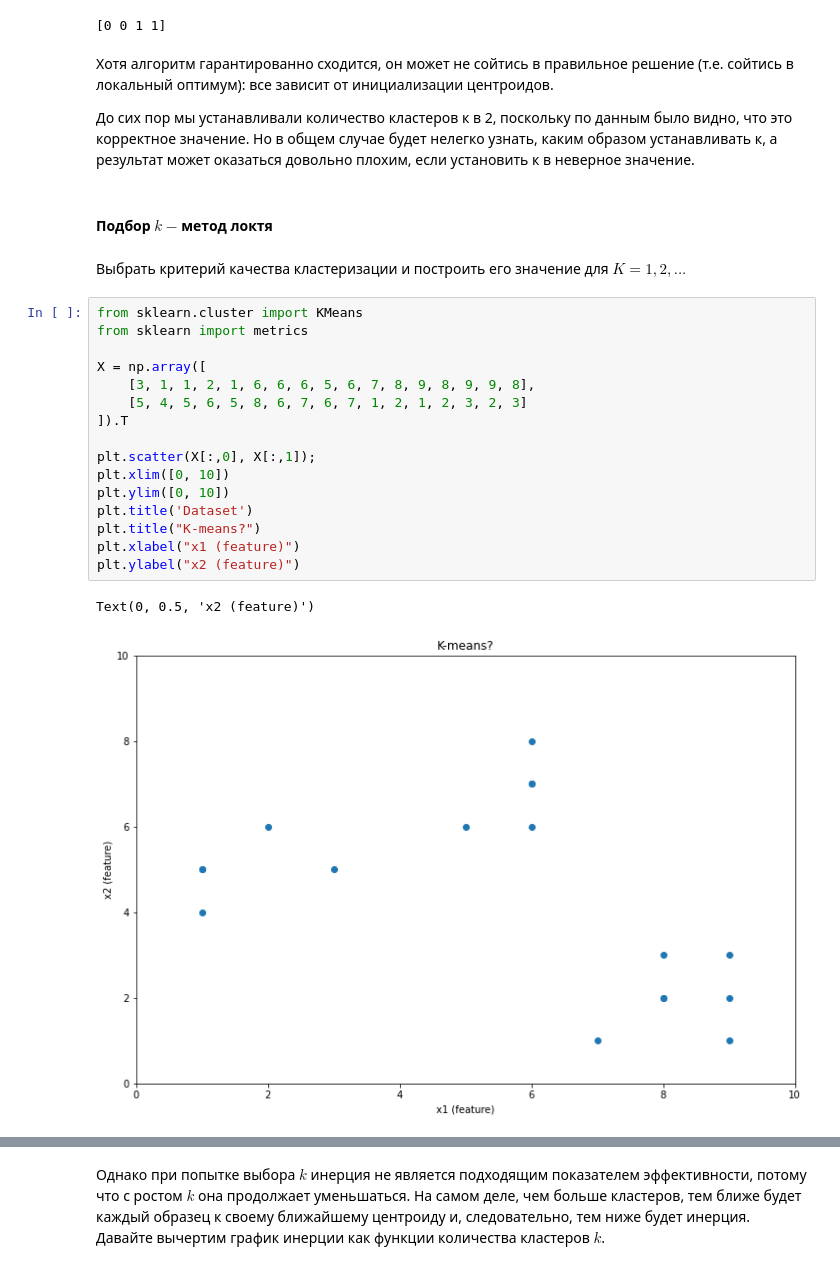
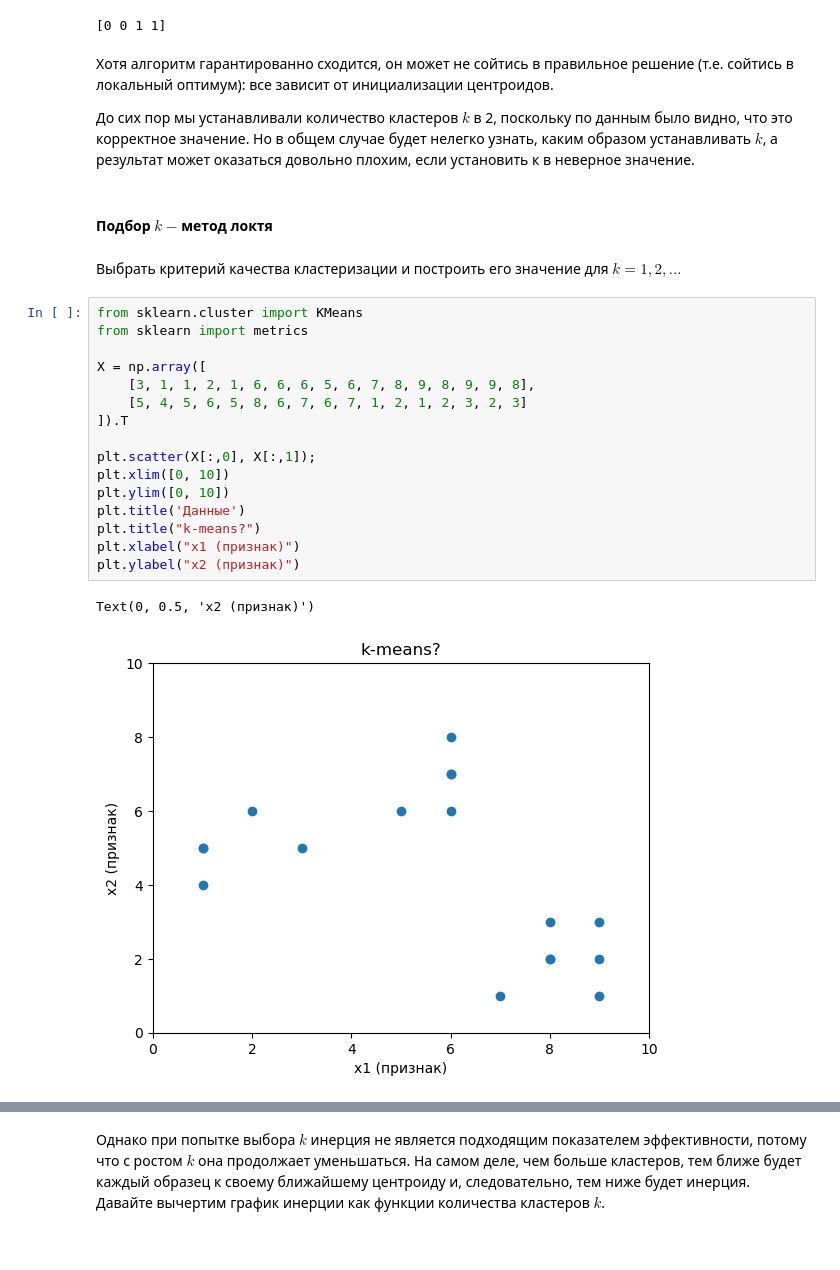
Before and after one commit to sirgrayX/ml_course_2023, a Jupyter notebook: 11_ML_unsupervised_clustering.ipynb, the cells around one changed output, grey strips where cells are left out. Cells and saved outputs as stored; diff of their text form.

```diff
--- a/11_ML_unsupervised_clustering.ipynb
+++ b/11_ML_unsupervised_clustering.ipynb
@@ -172,28 +175,28 @@ print(labels)
 # %% [markdown]
 Хотя алгоритм гарантированно сходится, он может не сойтись в правильное решение (т.е. сойтись в локальный оптимум): все зависит от инициализации центроидов.
 
-До сих пор мы устанавливали количество кластеров к в 2, поскольку по данным было видно, что это корректное значение. Но в общем случае будет нелегко узнать, каким образом устанавливать к, а результат может оказаться довольно плохим, если установить к в неверное значение.
+До сих пор мы устанавливали количество кластеров $k$ в 2, поскольку по данным было видно, что это корректное значение. Но в общем случае будет нелегко узнать, каким образом устанавливать $k$, а результат может оказаться довольно плохим, если установить к в неверное значение.
 # %% [markdown]
 #### Подбор $k$ $-$ метод локтя
 # %% [markdown]
-Выбрать критерий качества кластеризации и построить его значение для $K = 1, 2, . . .$
+Выбрать критерий качества кластеризации и построить его значение для $k = 1, 2, . . .$
 # %%
 from sklearn.cluster import KMeans
 from sklearn import metrics
 
 X = np.array([
     [3, 1, 1, 2, 1, 6, 6, 6, 5, 6, 7, 8, 9, 8, 9, 9, 8],
     [5, 4, 5, 6, 5, 8, 6, 7, 6, 7, 1, 2, 1, 2, 3, 2, 3]
 ]).T
 
 plt.scatter(X[:,0], X[:,1]);
 plt.xlim([0, 10])
 plt.ylim([0, 10])
-plt.title('Dataset')
-plt.title("K-means?")
-plt.xlabel("x1 (feature)")
-plt.ylabel("x2 (feature)")
+plt.title('Данные')
+plt.title("k-means?")
+plt.xlabel("x1 (признак)")
+plt.ylabel("x2 (признак)")
 # %% [output]
-Text(0, 0.5, 'x2 (feature)')
+Text(0, 0.5, 'x2 (признак)')
-[figure, old version]
+[figure, new version]
 # %% [markdown]
```
Also changed, not shown: parts of 21 cells of this notebook.
